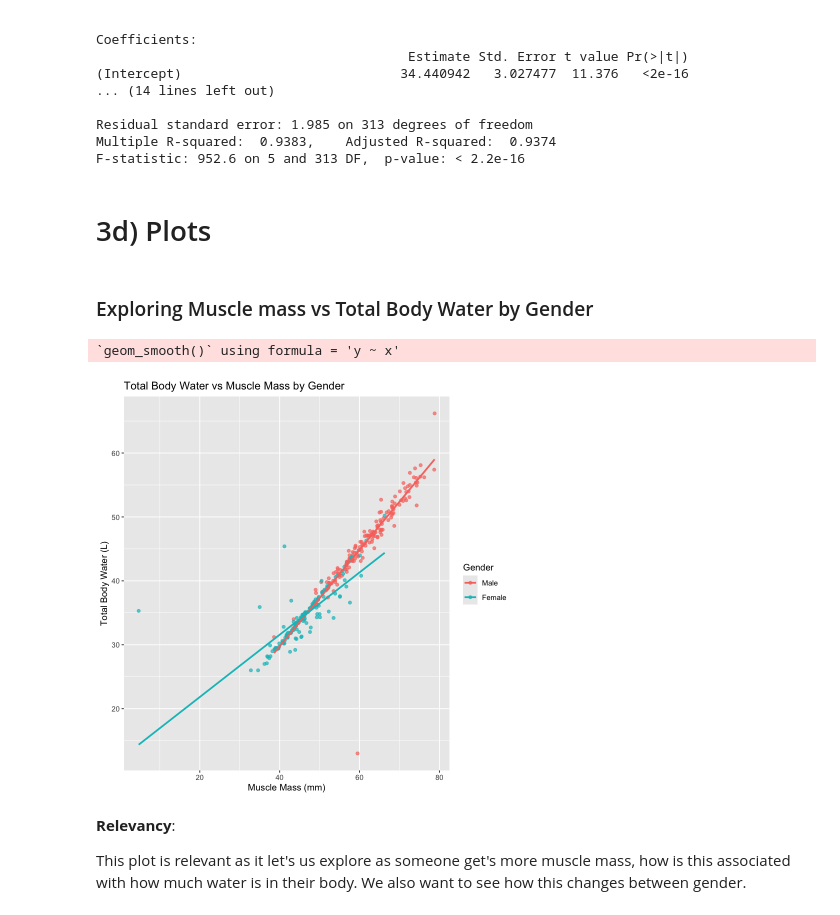
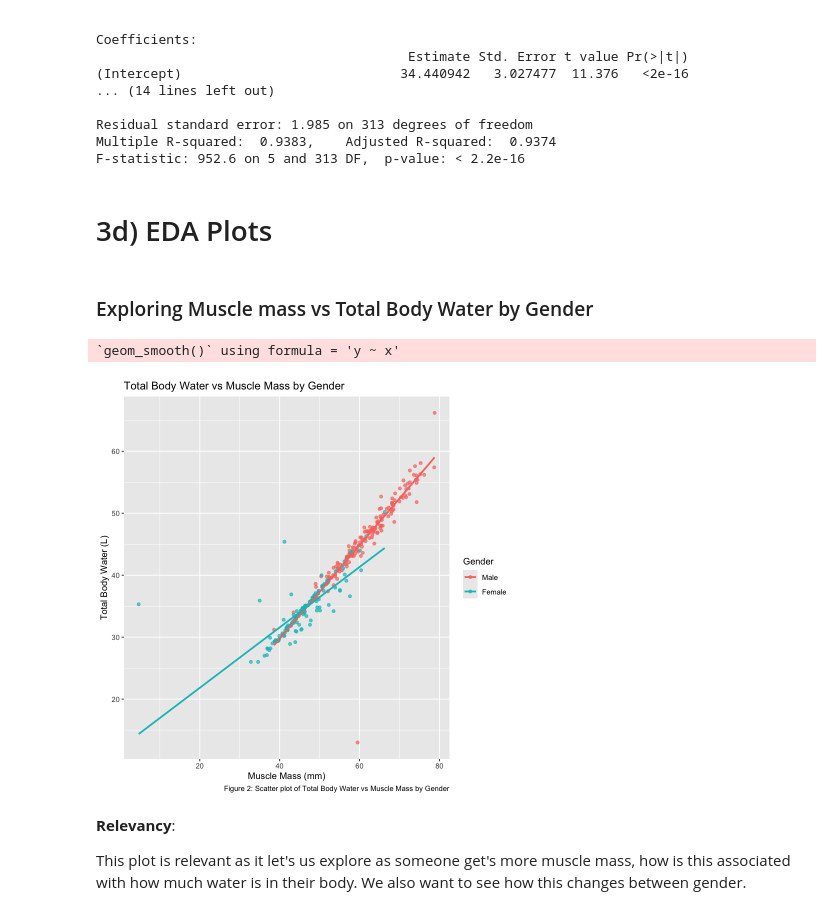
Before and after one commit to calvingdu/stat301_group20, a Jupyter notebook: final/finalFormatted.ipynb, the cells around one changed output. Cells and saved outputs as stored; diff of their text form; code cells hidden in the pictures.

```diff
--- a/final/finalFormatted.ipynb
+++ b/final/finalFormatted.ipynb
@@ -261,22 +293,23 @@ Residual standard error: 1.985 on 313 degrees of freedom
 Multiple R-squared:  0.9383,    Adjusted R-squared:  0.9374
 F-statistic: 952.6 on 5 and 313 DF,  p-value: < 2.2e-16
 # %% [markdown]
-# 3d) Plots
+# 3d) EDA Plots
 # %% [markdown]
 ### Exploring Muscle mass vs Total Body Water by Gender
 # %%
 ggplot(df, aes(x = musclemassmm, y = totalbodywatertbw, color = gender)) +
   geom_point(alpha = 0.7) +
   geom_smooth(method = "lm", se = FALSE) +
   labs(
     title = "Total Body Water vs Muscle Mass by Gender",
     x = "Muscle Mass (mm)",
     y = "Total Body Water (L)",
-    color = "Gender"
+    color = "Gender",
+    caption = "Figure 2: Scatter plot of Total Body Water vs Muscle Mass by Gender"
   )
 # %% [output]
 `geom_smooth()` using formula = 'y ~ x'
-[figure, old version]
+[figure, new version]
 # %% [markdown]
 **Relevancy**:
 
```
Also changed, not shown: parts of 6 cells of this notebook, 1 other file.
